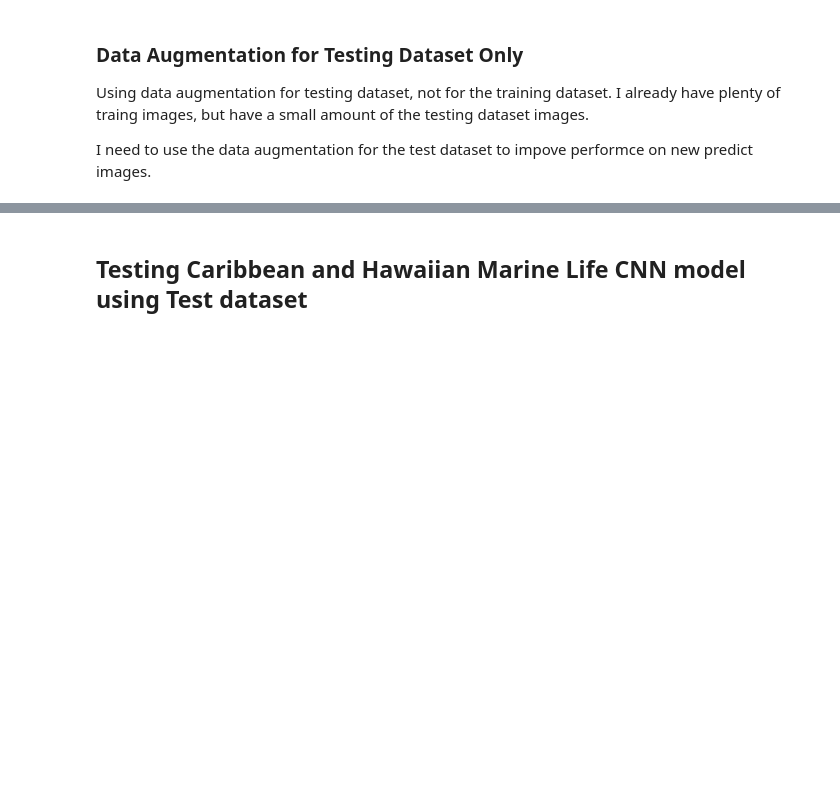
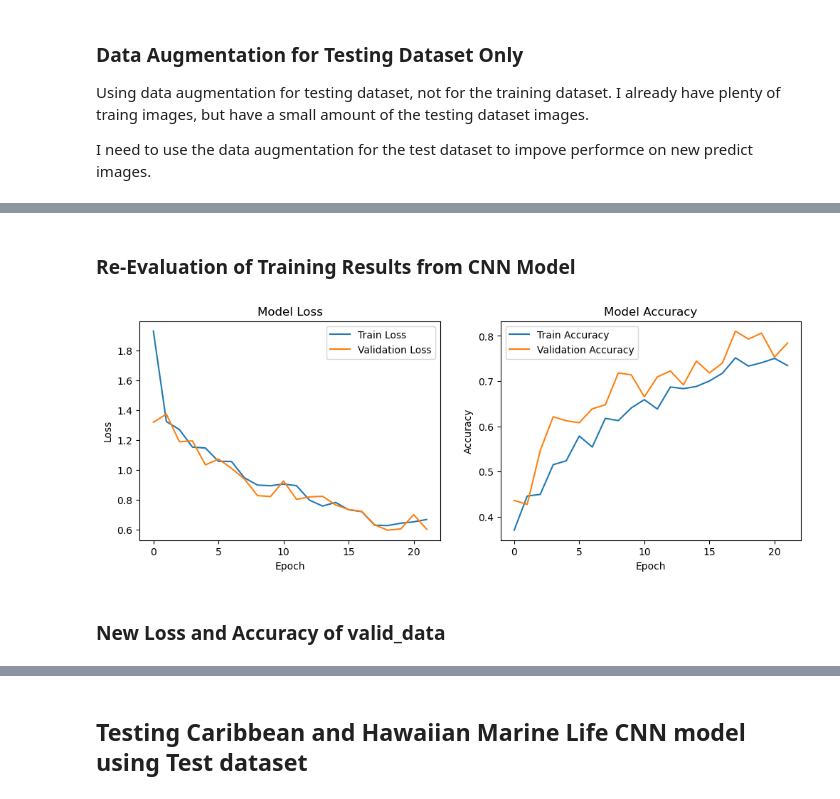
Before and after one commit to rjohnson279/Caribbean-and-Hawaiian-Marine-Reef-Life-Image-Classification, a Jupyter notebook: Caribbean and Hawaiian Marine (reef) life Single-label image classification model.ipynb, the cells around one changed output, grey strips where cells are left out. Saved outputs shown, nothing was run; the diff lists cells and outputs as text; code cells hidden in the pictures; blank space fills up the shorter version.

```diff
--- a/Caribbean and Hawaiian Marine (reef) life Single-label image classification model.ipynb
+++ b/Caribbean and Hawaiian Marine (reef) life Single-label image classification model.ipynb
@@ -482,0 +604,39 @@ I need to use the data augmentation for the test dataset to impove performce on
+# %% [markdown]
+### Re-Evaluation of Training Results from CNN Model
+# %%
+trainHistory2 = pd.DataFrame(history2.history)
+
+# figure size
+plt.figure(figsize=(12,4))
+
+# Plotting Train and Valid Loss
+
+# subplot to put the graphs next to each other
+plt.subplot(1, 2, 1)
+
+plt.plot(trainHistory2['loss'], label='Train Loss')
+plt.plot(trainHistory2['val_loss'], label='Validation Loss')
+plt.title('Model Loss')
+plt.xlabel('Epoch')
+plt.ylabel('Loss')
+plt.legend()
+
+#---------------------------------------------------------------------
+#---------------------------------------------------------------------
+
+# Plotting Train and Valid Accuracy
+
+# subplot to put the graphs next to each other
+plt.subplot(1, 2, 2)
+
+plt.plot(trainHistory2['accuracy'], label='Train Accuracy')
+plt.plot(trainHistory2['val_accuracy'], label='Validation Accuracy')
+plt.title('Model Accuracy')
+plt.xlabel('Epoch')
+plt.ylabel('Accuracy')
+plt.legend()
+plt.show()
+# %% [output]
+[figure, added]
+# %% [markdown]
+### New Loss and Accuracy of valid_data
```
Also changed, not shown: parts of 17 cells of this notebook.
